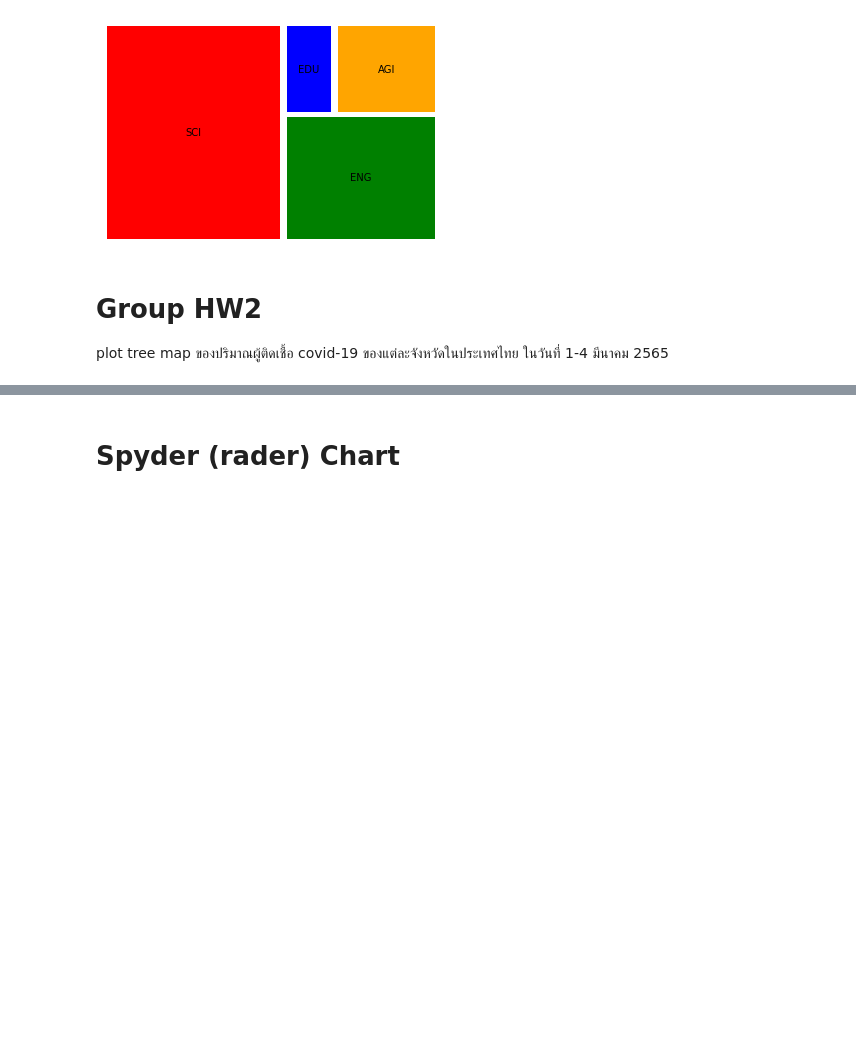
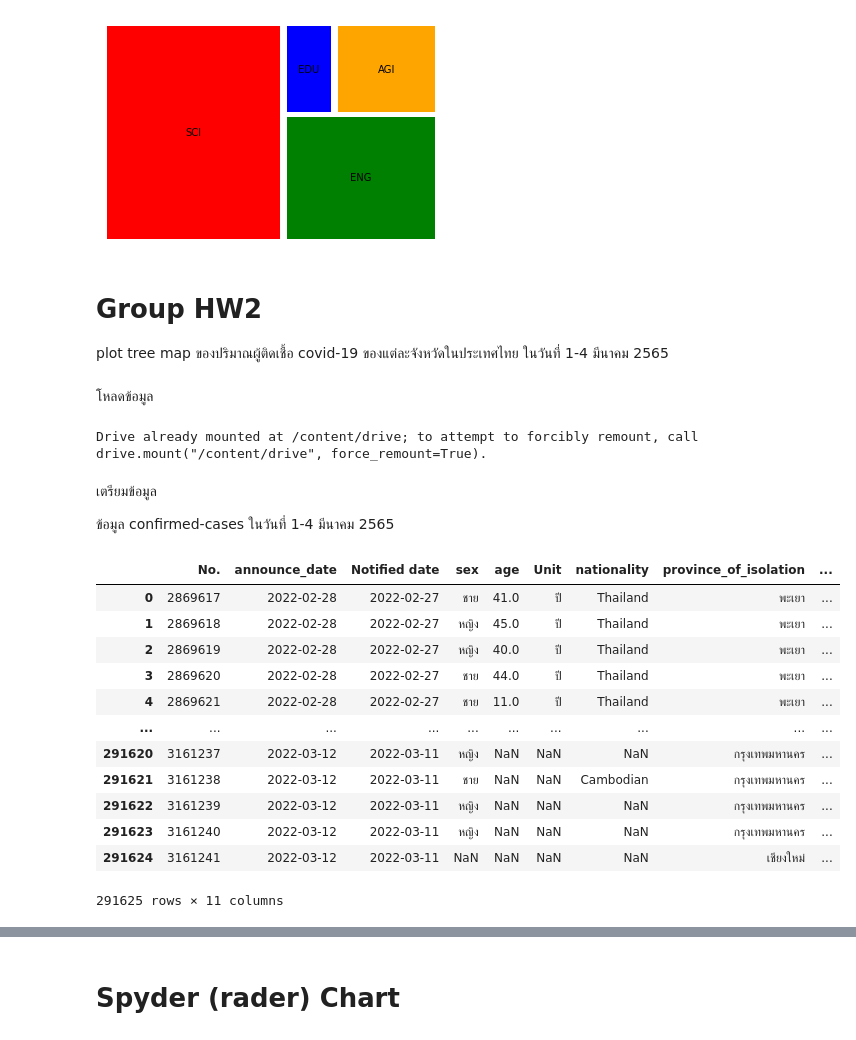
Before and after one commit to SupidchayaTangkidwanich/data_viz_2022, a Jupyter notebook: DataViz04_Data_Comparison.ipynb, the cells around one changed output, grey strips where cells are left out. Cells and saved outputs as stored; diff of their text form; code cells hidden in the pictures; blank space fills up the shorter version.

```diff
--- a/DataViz04_Data_Comparison.ipynb
+++ b/DataViz04_Data_Comparison.ipynb
@@ -369,3 +369,5 @@ plt.axis('off')
 # %% [markdown]
 # Group HW2
 plot tree map ของปริมาณผู้ติดเชื้อ covid-19 ของแต่ละจังหวัดในประเทศไทย ในวันที่ 1-4 มีนาคม 2565
+# %% [markdown]
+โหลดข้อมูล
@@ -371,0 +377,30 @@ plot tree map ของปริมาณผู้ติดเชื้อ covid
+# %%
+from google.colab import drive  #เป็นการเชื่อม colab กับไดร์ฟของเรา
+drive.mount('/content/drive')  #เป็นการเชื่อมไปยังที่อยู่ไดร์ฟที่สร้าง Foder ชื่อว่า dataviz_2021_data
+path = '/content/drive/My Drive/DATA' #ทำการเชื่อมกับข้อมูลในไดร์ฟที่ชื่อว่า midterm data 2022
+# %% [output]
+Drive already mounted at /content/drive; to attempt to forcibly remount, call drive.mount("/content/drive", force_remount=True).
+# %%
+data_file_path = os.path.join(path,'confirmed-cases-since-280265.xlsx') #ที่อยู่ของไฟล์ชื่อว่า confirmed-cases.xlsx
+data = pd.read_excel(data_file_path,parse_dates=['announce_date'])
+# %% [markdown]
+เตรียมข้อมูล
+
+
+ข้อมูล confirmed-cases ในวันที่ 1-4 มีนาคม 2565
+# %%
+data
+# %% [output]
+|  | No. | announce_date | Notified date | sex | age | Unit | nationality | province_of_isolation | ... |
+| 0 | 2869617 | 2022-02-28 | 2022-02-27 | ชาย | 41.0 | ปี | Thailand | พะเยา | ... |
+| 1 | 2869618 | 2022-02-28 | 2022-02-27 | หญิง | 45.0 | ปี | Thailand | พะเยา | ... |
+| 2 | 2869619 | 2022-02-28 | 2022-02-27 | หญิง | 40.0 | ปี | Thailand | พะเยา | ... |
+| 3 | 2869620 | 2022-02-28 | 2022-02-27 | ชาย | 44.0 | ปี | Thailand | พะเยา | ... |
+| 4 | 2869621 | 2022-02-28 | 2022-02-27 | ชาย | 11.0 | ปี | Thailand | พะเยา | ... |
+| ... | ... | ... | ... | ... | ... | ... | ... | ... | ... |
+| 291620 | 3161237 | 2022-03-12 | 2022-03-11 | หญิง | NaN | NaN | NaN | กรุงเทพมหานคร | ... |
+| 291621 | 3161238 | 2022-03-12 | 2022-03-11 | ชาย | NaN | NaN | Cambodian | กรุงเทพมหานคร | ... |
+| 291622 | 3161239 | 2022-03-12 | 2022-03-11 | หญิง | NaN | NaN | NaN | กรุงเทพมหานคร | ... |
+| 291623 | 3161240 | 2022-03-12 | 2022-03-11 | หญิง | NaN | NaN | NaN | กรุงเทพมหานคร | ... |
+| 291624 | 3161241 | 2022-03-12 | 2022-03-11 | NaN | NaN | NaN | NaN | เชียงใหม่ | ... |
+291625 rows × 11 columns
```
Also changed, not shown: parts of 14 cells of this notebook.
